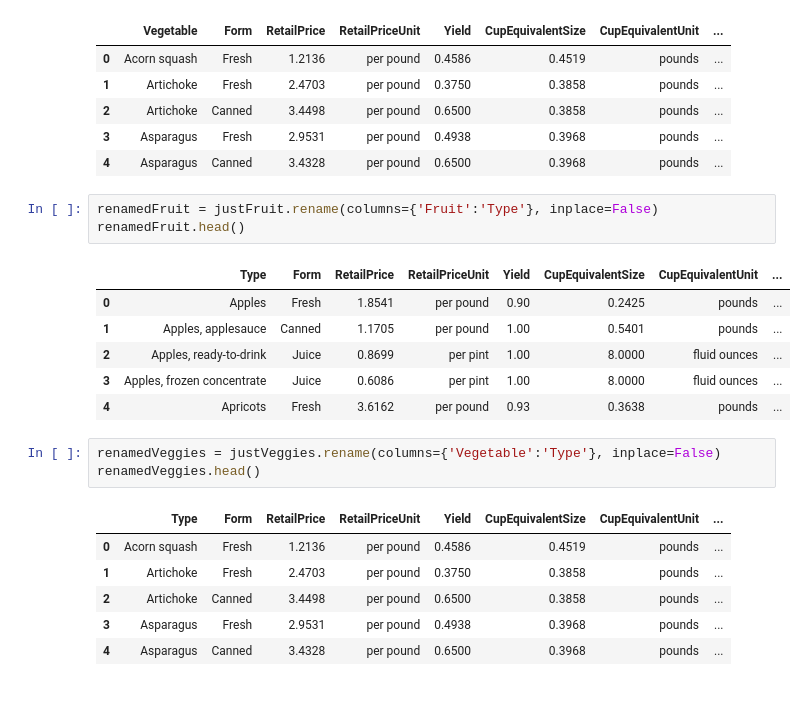
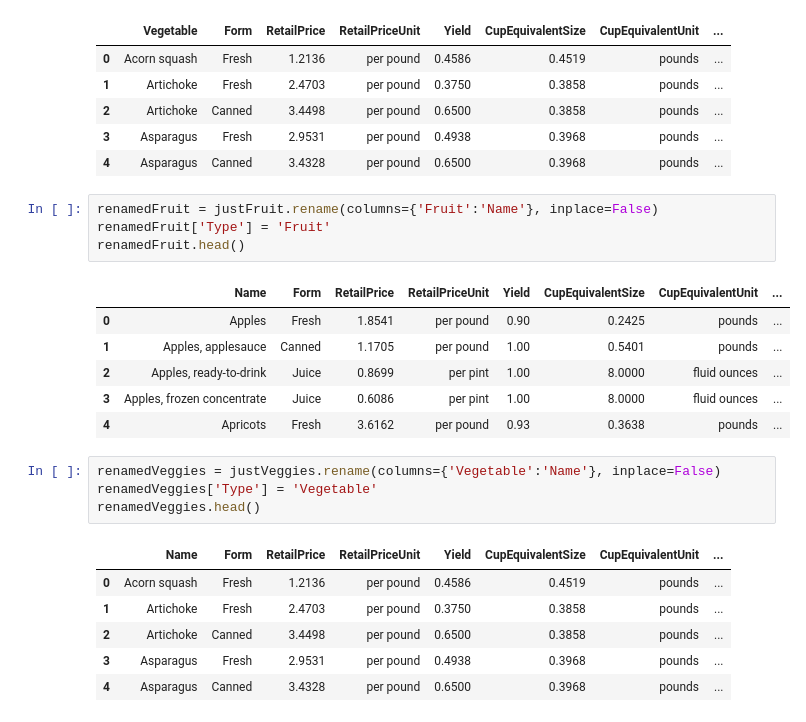
Before and after one commit to nickthe7th/DataProjects, a Jupyter notebook: Fruit_and_Veg/Fruit_and_Veg.ipynb, the cells around one changed output. Drawn from its saved outputs; the diff is of its cells as text.

Commit message:
More work on Fruit_and_Veg project

```diff
--- a/Fruit_and_Veg/Fruit_and_Veg.ipynb
+++ b/Fruit_and_Veg/Fruit_and_Veg.ipynb
@@ -31,20 +31,22 @@ justVeggies.head()
 | 3 | Asparagus | Fresh | 2.9531 | per pound | 0.4938 | 0.3968 | pounds | ... |
 | 4 | Asparagus | Canned | 3.4328 | per pound | 0.6500 | 0.3968 | pounds | ... |
 # %%
-renamedFruit = justFruit.rename(columns={'Fruit':'Type'}, inplace=False)
+renamedFruit = justFruit.rename(columns={'Fruit':'Name'}, inplace=False)
+renamedFruit['Type'] = 'Fruit'
 renamedFruit.head()
 # %% [output]
-|  | Type | Form | RetailPrice | RetailPriceUnit | Yield | CupEquivalentSize | CupEquivalentUnit | ... |
+|  | Name | Form | RetailPrice | RetailPriceUnit | Yield | CupEquivalentSize | CupEquivalentUnit | ... |
 | 0 | Apples | Fresh | 1.8541 | per pound | 0.90 | 0.2425 | pounds | ... |
 | 1 | Apples, applesauce | Canned | 1.1705 | per pound | 1.00 | 0.5401 | pounds | ... |
 | 2 | Apples, ready-to-drink | Juice | 0.8699 | per pint | 1.00 | 8.0000 | fluid ounces | ... |
 | 3 | Apples, frozen concentrate | Juice | 0.6086 | per pint | 1.00 | 8.0000 | fluid ounces | ... |
 | 4 | Apricots | Fresh | 3.6162 | per pound | 0.93 | 0.3638 | pounds | ... |
 # %%
-renamedVeggies = justVeggies.rename(columns={'Vegetable':'Type'}, inplace=False)
+renamedVeggies = justVeggies.rename(columns={'Vegetable':'Name'}, inplace=False)
+renamedVeggies['Type'] = 'Vegetable'
 renamedVeggies.head()
 # %% [output]
-|  | Type | Form | RetailPrice | RetailPriceUnit | Yield | CupEquivalentSize | CupEquivalentUnit | ... |
+|  | Name | Form | RetailPrice | RetailPriceUnit | Yield | CupEquivalentSize | CupEquivalentUnit | ... |
 | 0 | Acorn squash | Fresh | 1.2136 | per pound | 0.4586 | 0.4519 | pounds | ... |
 | 1 | Artichoke | Fresh | 2.4703 | per pound | 0.3750 | 0.3858 | pounds | ... |
 | 2 | Artichoke | Canned | 3.4498 | per pound | 0.6500 | 0.3858 | pounds | ... |
```
Also changed, not shown: parts of 7 cells of this notebook.
